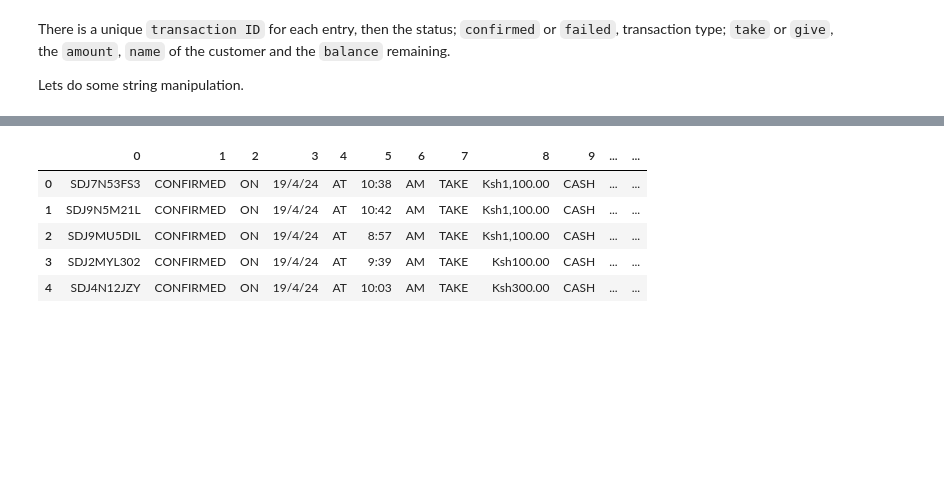
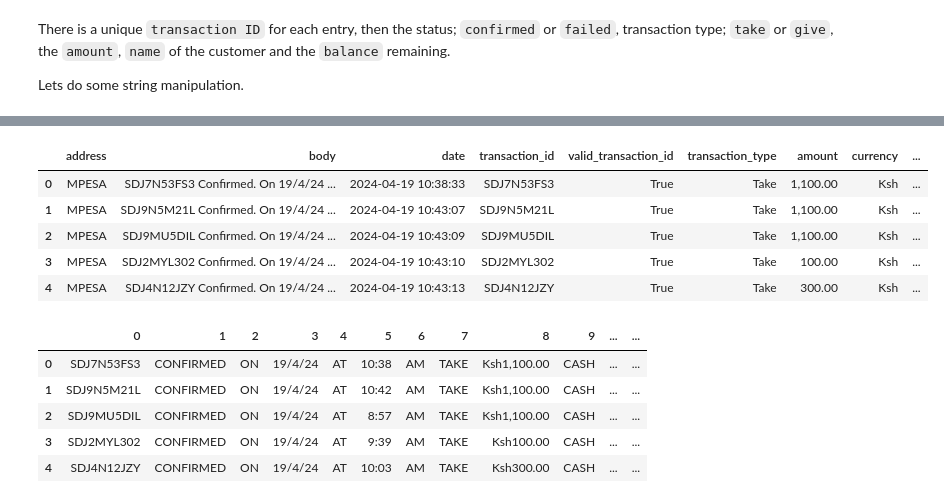
Before and after one commit to MarwaBrian/mpesa, a Jupyter notebook: index.ipynb, the cells around one changed output, grey strips where cells are left out. Cells and saved outputs as stored; diff of their text form; code cells hidden in the pictures; blank space fills up the shorter version.

```diff
--- a/index.ipynb
+++ b/index.ipynb
@@ -148,0 +192,12 @@ others = data[~data['valid_transaction_id']].copy()
+# %%
+transaction_type_pattern = r'(Confirmed|Business\sDeposit\sConfirmed)'
+
+# Extract transaction type into a new column
+data['transaction_type_extracted'] = data['body'].str.extract(f'(^{transaction_type_pattern})$')
+
+# Create a column to validate the transaction types
+data['transaction_type'] = data['transaction_type_extracted'].notnull()
+
+# Separate valid transactions from others based on transaction type
+valid_transactions_by_type = data[data['valid_transaction_type']].copy()
+others_by_type = data[~data['valid_transaction_type']].copy()
@@ -306,3 +344,44 @@ ValueError: cannot reindex on an axis with duplicate labels
+# %%
+# Define a function to extract information from each row in the 'body' column
+def extract_info(body_text):
+    # Extract transaction type (e.g., 'Take', 'Give', 'Business Deposit', 'Transferred from Working')
+    transaction_type = re.search(r'(Take|Give|Business Deposit|transferred from Working)', body_text, re.IGNORECASE)
+    transaction_type = transaction_type.group(0) if transaction_type else None
+
+    # Extract amount (e.g., Ksh840.00)
+    amount = re.search(r'(Ksh|KSh|KES|USD)\s*([\d,]+\.\d{2})', body_text)
+    amount = amount.group(2) if amount else None
+
+    # Extract currency (e.g., Ksh, USD)
+    currency = re.search(r'(Ksh|KSh|KES|USD)', body_text)
+    currency = currency.group(0) if currency else None
+
+    # Extract new balance (e.g., M-Pesa balance is Ksh13,518.00)
+    new_balance = re.search(r'New M-PESA balance is (Ksh|KSh|KES|USD)\s*([\d,]+\.\d{2})', body_text)
+    new_balance = new_balance.group(2) if new_balance else None
+
+    # Extract sender/receiver (e.g., from Ann Njoroge)
+    party = re.search(r'from ([A-Za-z ]+)|to ([A-Za-z ]+)', body_text)
+    party = party.group(1) if party else None
+
+    # Extract time (e.g., 21/4/24 at 8:47 PM)
+    time = re.search(r'on (\d{1,2}/\d{1,2}/\d{2,4} at \d{1,2}:\d{2} (?:AM|PM))', body_text)
+    time = time.group(1) if time else None
+
+    return pd.Series([transaction_type, amount, currency, new_balance, party, time])
+
+# Apply the function to the 'body' column and create new columns for the extracted information
+data[['transaction_type', 'amount', 'currency', 'new_balance', 'party', 'time']] = data['body'].apply(extract_info)
+
+# Display the updated DataFrame
+data.head()
+# %% [output]
+|  | address | body | date | transaction_id | valid_transaction_id | transaction_type | amount | currency | ... |
+| 0 | MPESA | SDJ7N53FS3 Confirmed. On 19/4/24 ... | 2024-04-19 10:38:33 | SDJ7N53FS3 | True | Take | 1,100.00 | Ksh | ... |
+| 1 | MPESA | SDJ9N5M21L Confirmed. On 19/4/24 ... | 2024-04-19 10:43:07 | SDJ9N5M21L | True | Take | 1,100.00 | Ksh | ... |
+| 2 | MPESA | SDJ9MU5DIL Confirmed. On 19/4/24 ... | 2024-04-19 10:43:09 | SDJ9MU5DIL | True | Take | 1,100.00 | Ksh | ... |
+| 3 | MPESA | SDJ2MYL302 Confirmed. On 19/4/24 ... | 2024-04-19 10:43:10 | SDJ2MYL302 | True | Take | 100.00 | Ksh | ... |
+| 4 | MPESA | SDJ4N12JZY Confirmed. On 19/4/24 ... | 2024-04-19 10:43:13 | SDJ4N12JZY | True | Take | 300.00 | Ksh | ... |
 # %%
 def cleaner(x):
     parts = x.split()
```
Also changed, not shown: parts of 12 cells of this notebook, 1 other file.
